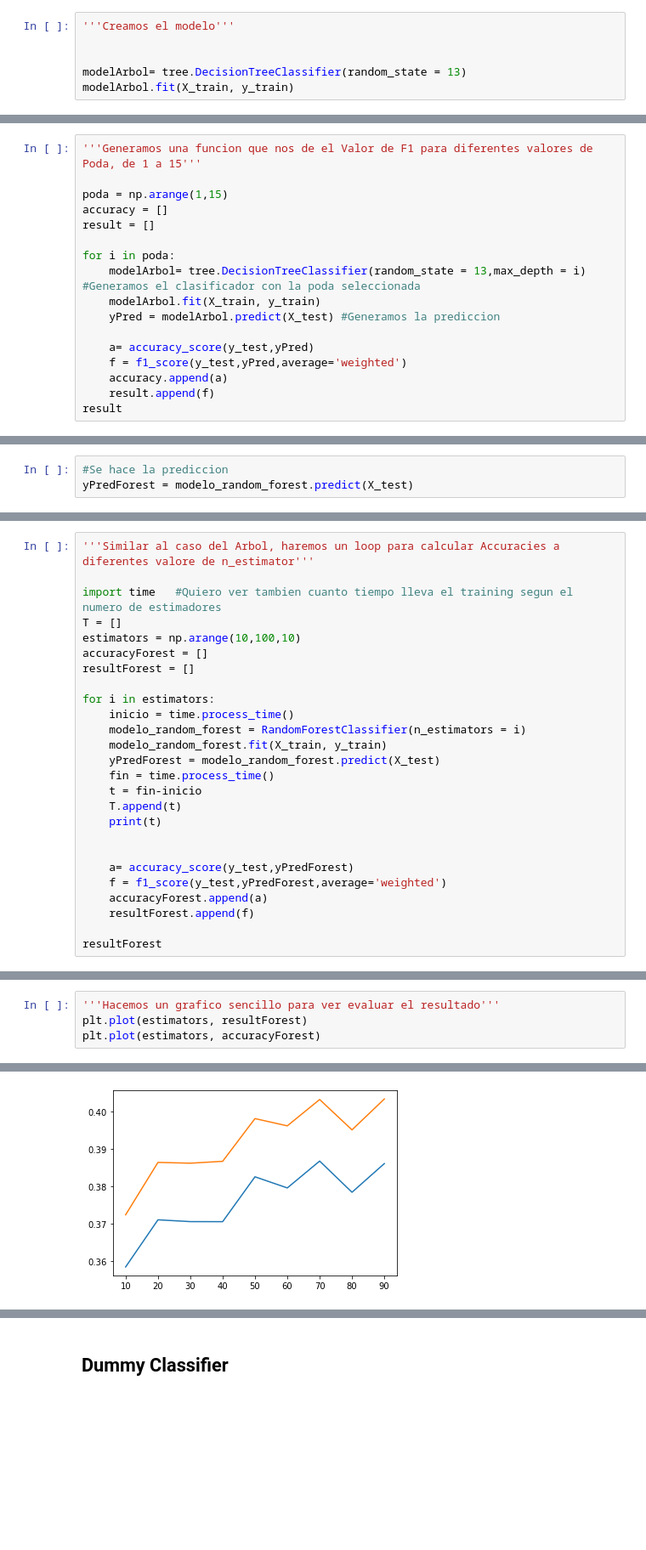
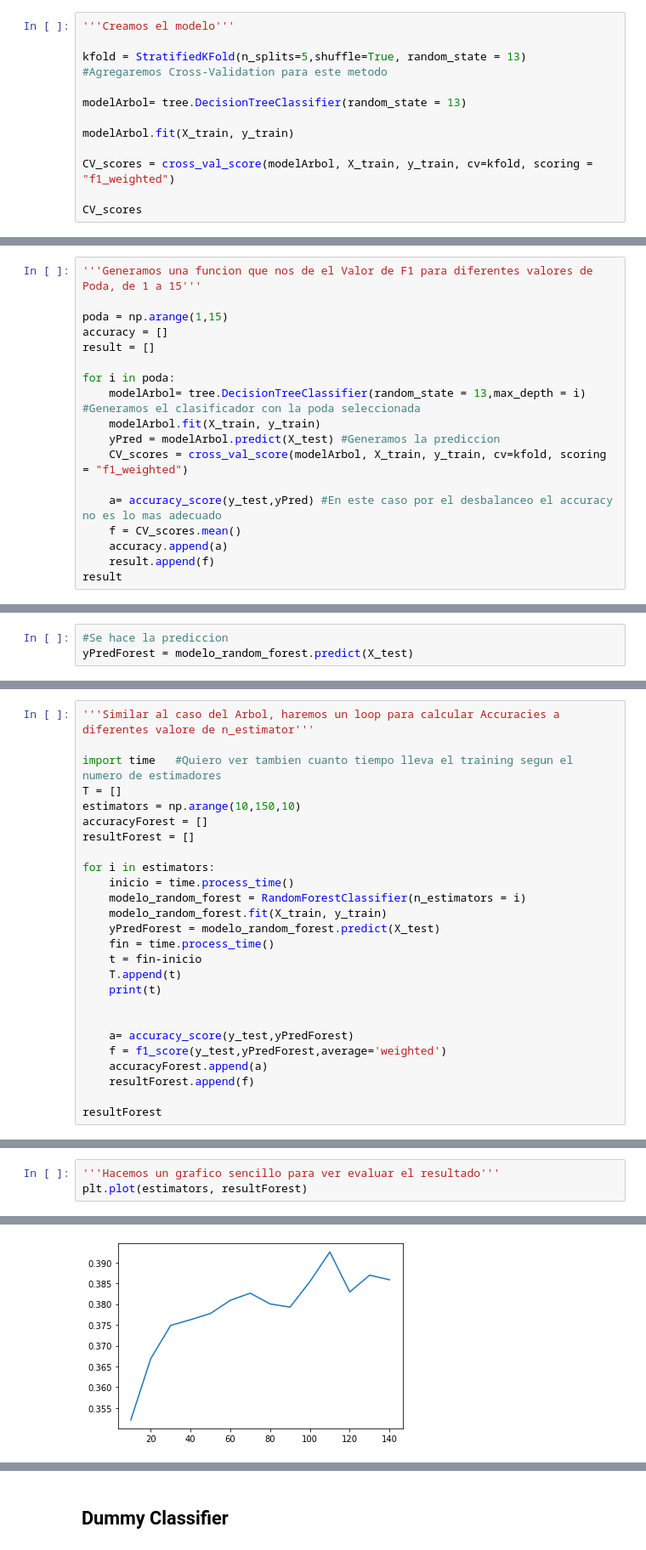
Before and after one commit to Rossana139/CoderHouse-25570-Proyecto-Spotify, a Jupyter notebook: Algoritmos/ML - Clasificacion.ipynb, the cells around one changed output, grey strips where cells are left out. Shown: that part at 85% size. Cells and saved outputs as stored; diff of their text form; blank space fills up the shorter version.

```diff
--- a/Algoritmos/ML - Clasificacion.ipynb
+++ b/Algoritmos/ML - Clasificacion.ipynb
@@ -118,7 +120,13 @@ y_test = test['ClasePopularidad']
 # %%
 '''Creamos el modelo'''
 
+kfold = StratifiedKFold(n_splits=5,shuffle=True, random_state = 13)  #Agregaremos Cross-Validation para este metodo
 
 modelArbol= tree.DecisionTreeClassifier(random_state = 13)
+
 modelArbol.fit(X_train, y_train)
+
+CV_scores = cross_val_score(modelArbol, X_train, y_train, cv=kfold, scoring = "f1_weighted")
+
+CV_scores
 # %% [output]
@@ -200,9 +208,10 @@ for i in poda:
     modelArbol= tree.DecisionTreeClassifier(random_state = 13,max_depth = i)  #Generamos el clasificador con la poda seleccionada
     modelArbol.fit(X_train, y_train)
     yPred = modelArbol.predict(X_test) #Generamos la prediccion
+    CV_scores = cross_val_score(modelArbol, X_train, y_train, cv=kfold, scoring = "f1_weighted")
 
-    a= accuracy_score(y_test,yPred)
-    f = f1_score(y_test,yPred,average='weighted')
+    a= accuracy_score(y_test,yPred) #En este caso por el desbalanceo el accuracy no es lo mas adecuado
+    f = CV_scores.mean()
     accuracy.append(a)
     result.append(f)
 result
@@ -312,7 +307,7 @@ Alta                          1                0
 
 import time   #Quiero ver tambien cuanto tiempo lleva el training segun el numero de estimadores
 T = []
-estimators = np.arange(10,100,10)
+estimators = np.arange(10,150,10)
 accuracyForest = []
 resultForest = []
 
@@ -367,7 +360,6 @@ accuracyForest
 # %%
 '''Hacemos un grafico sencillo para ver evaluar el resultado'''
 plt.plot(estimators, resultForest)
-plt.plot(estimators, accuracyForest)
 # %% [output]
 [<matplotlib.lines.Line2D at 0x...>]
-[figure, old version]
+[figure, new version]
```
Also changed, not shown: parts of 29 cells of this notebook.
